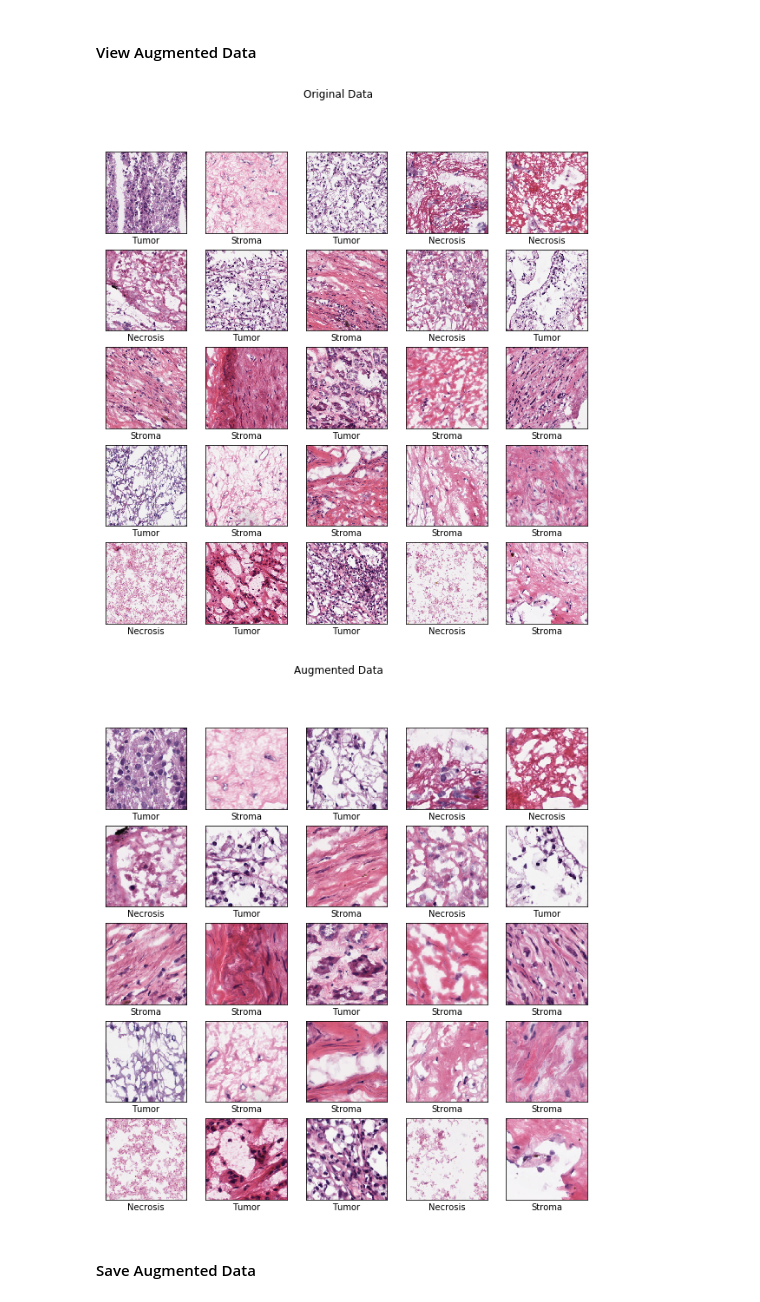
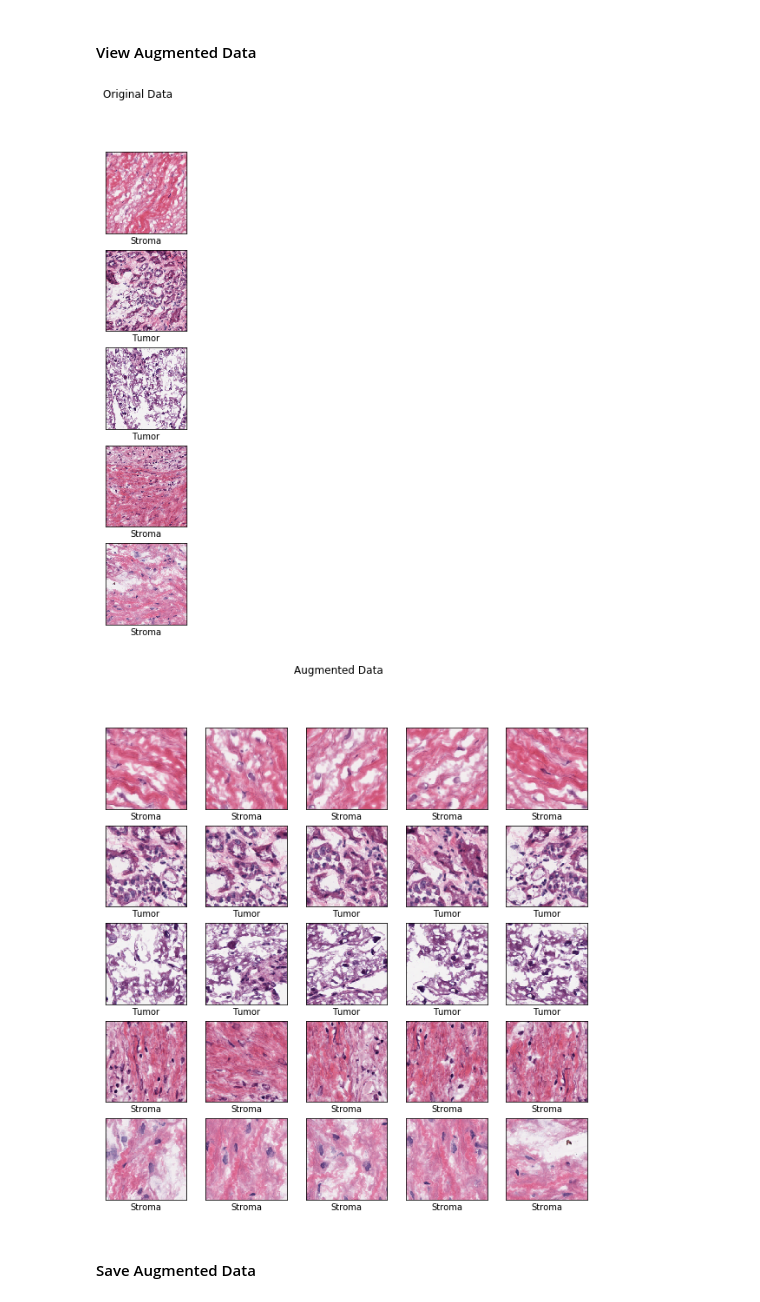
Before and after one commit to alexanderfache6/TCGA-kidney, a Jupyter notebook: TCGA_kidney.ipynb, the cells around one changed output. Drawn from its saved outputs; the diff is of its cells as text; code cells hidden in the pictures.

Commit message:
added 90, 180, 270 rotations to data augmentation

```diff
--- a/TCGA_kidney.ipynb
+++ b/TCGA_kidney.ipynb
@@ -129,30 +130,50 @@ print(classes)
 ### Apply data augmentation: random crop (224x224), flip, rotation
 # %%
 crop_size = (224, 224)
-num_augmentations_per_image = 1
-num_orientations = 8
+num_augmentations_per_image = 5
+num_orientations = 4
 
 augmented_images = np.empty((0, crop_size[0], crop_size[1], 3), dtype=np.uint8)
 augmented_labels = np.empty((0,), dtype=np.uint8)
 
-for i in tqdm(range(0, images.shape[0])):
+for i in tqdm(range(0, 5)): #images.shape[0])):
     for _ in range(0, num_augmentations_per_image):
         flip = np.random.randint(0, 3)
-#         degrees = 360 * np.random.randint(0, num_orientations) / num_orientations
+        degrees = int(360 * np.random.randint(0, num_orientations) / num_orientations)
 
+        print('Flip:', flip, 'Degrees:', degrees)
+
+        flipped_image = np.zeros((image_size), dtype=np.uint8)
+        temp = np.zeros((image_size), dtype=np.uint8)
         augmented_image = np.zeros((image_size), dtype=np.uint8)
 
         #flip
         if flip is 0: #don't modifiy
-            augmented_image = images[i, :, :, :]
+            flipped_image = images[i, :, :, :]
         elif flip is 1: #flip vertically
-            augmented_image[::-1, :, :] = images[i, :, :, :]
+            flipped_image[::-1, :, :] = images[i, :, :, :]
         elif flip is 2: #flip horizontally
-            augmented_image[:, ::-1, :] = images[i, :, :, :]
+            flipped_image[:, ::-1, :] = images[i, :, :, :]
+        else:
+            print('invalid flip selection')
 
-        #rotate
+        #https://stackoverflow.com/questions/42519/how-do-you-rotate-a-two-dimensional-array
+        #rotate CCW
+        if degrees == 0:
+            augmented_image = flipped_image
+        elif degrees == 90:
+            temp = np.transpose(flipped_image, axes=(1, 0, 2)) #transpose, don't modify axis 3
+            augmented_image[::-1, :, :] = temp #flip rows
+        elif degrees == 180:
+            temp[::-1, :, :] = flipped_image #flip rows
+            augmented_image[:, ::-1, :] = temp #flip columns
+        elif degrees == 270: #-90
+            temp = np.transpose(flipped_image, axes=(1, 0, 2)) #transpose, don't modify axis 3
+            augmented_image[:, ::-1, :] = temp #flip columns
+        else:
+            print('invalid rotate selection')
 
-#         augmented_image = np.expand_dims(augmented_image, axis=0)
+#         augmented_image = np.expand_dims(rotated_image, axis=0) #for testing
 
         #crop
         (r, c) = (np.random.randint(0, image_size[0] - crop_size[0]), np.random.randint(0, image_size[1] - crop_size[1]))
@@ -170,16 +211,20 @@ Augmented Labels: (300,)
 # %% [markdown]
 #### View Augmented Data
 # %%
+# ax = plt.figure(figsize=(10, 10))
+# plt.suptitle('Original Data')
+# display_images(ax, images, labels, classes, (5, 5))
+
 ax = plt.figure(figsize=(10, 10))
 plt.suptitle('Original Data')
-display_images(ax, images, labels, classes, (5, 5))
+display_images(ax, images, labels, classes, (5, 1))
 
 ax = plt.figure(figsize=(10, 10))
 plt.suptitle('Augmented Data')
 display_images(ax, augmented_images, augmented_labels, classes, (5, 5))
 # %% [output]
-[figure, old version]
+[figure, new version]
-[figure, old version]
+[figure, new version]
 # %% [markdown]
 #### Save Augmented Data
 # %%
```
Also changed, not shown: parts of 3 cells of this notebook.
